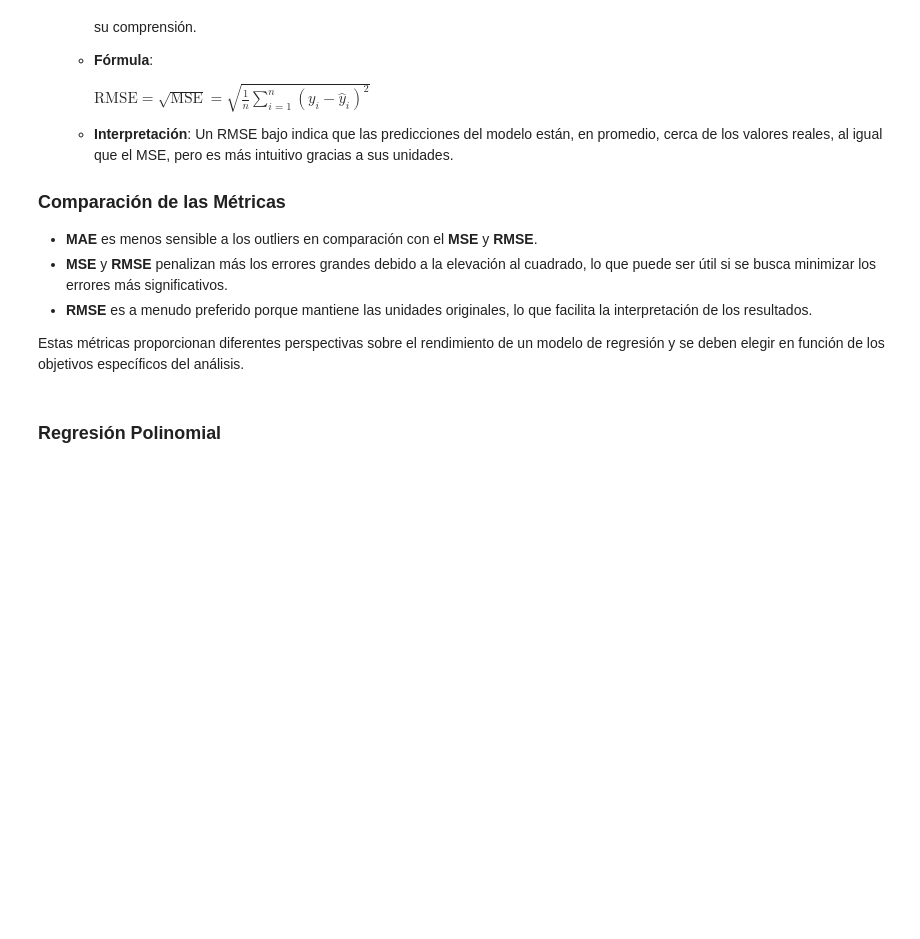
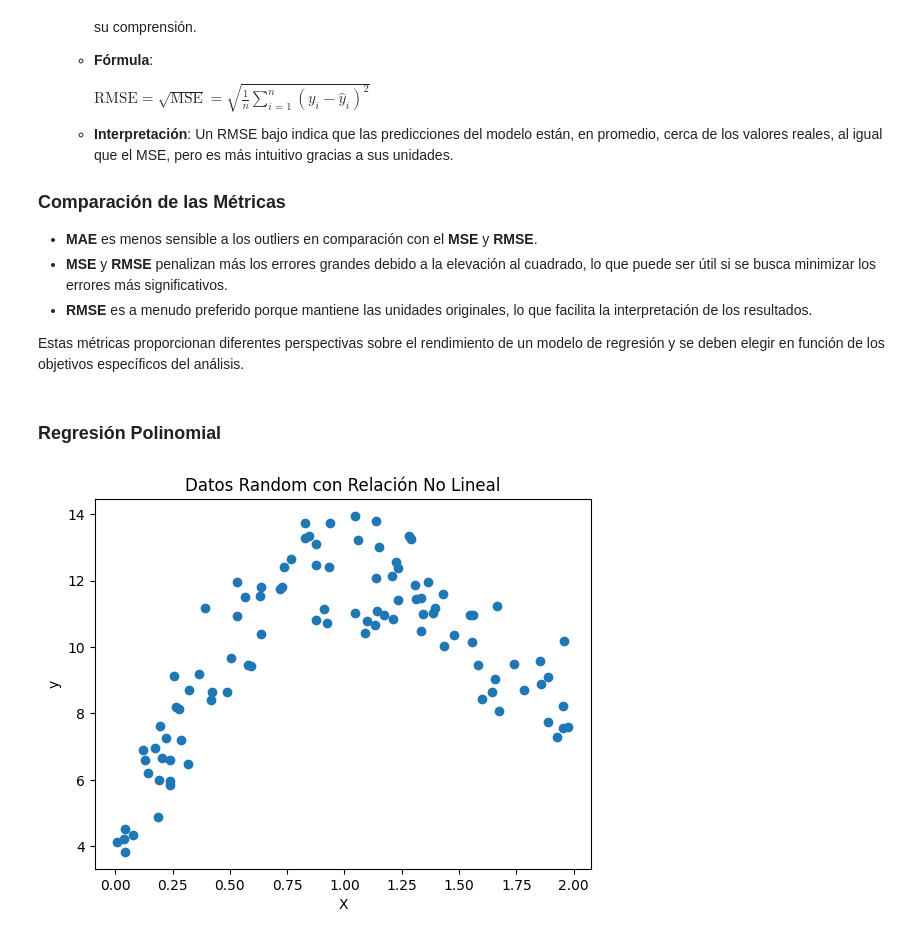
Before and after one commit to MiguelAngelDLA/Notebooks_TallerIA_AD2024, a Jupyter notebook: Regresiones.ipynb, the cells around one changed output. Drawn from its saved outputs; the diff is of its cells as text; code cells hidden in the pictures; blank space fills up the shorter version.

```diff
--- a/Regresiones.ipynb
+++ b/Regresiones.ipynb
@@ -146,3 +146,16 @@ En modelos de regresión, es fundamental evaluar qué tan bien el modelo predice
 Estas métricas proporcionan diferentes perspectivas sobre el rendimiento de un modelo de regresión y se deben elegir en función de los objetivos específicos del análisis.
 # %% [markdown]
 ### Regresión Polinomial
+# %%
+np.random.seed(0)
+X = 2 * np.random.rand(100, 1)
+
+y = 4 + 3 * X + 0.5 * X**2 + 5 * np.sin(2 * X) + np.random.randn(100, 1)
+
+plt.scatter(X, y)
+plt.title('Datos Random con Relación No Lineal')
+plt.xlabel('X')
+plt.ylabel('y')
+plt.show()
+# %% [output]
+[figure, added]
```
Also changed, not shown: parts of 3 cells of this notebook.
